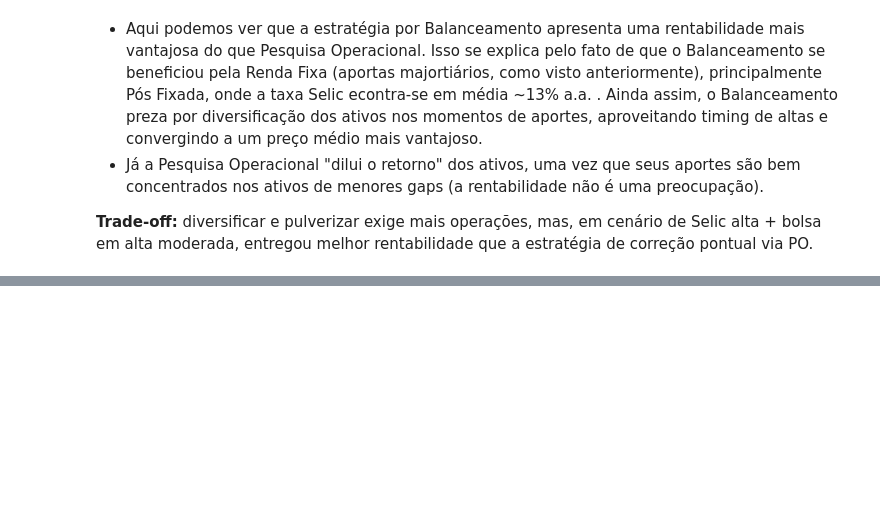
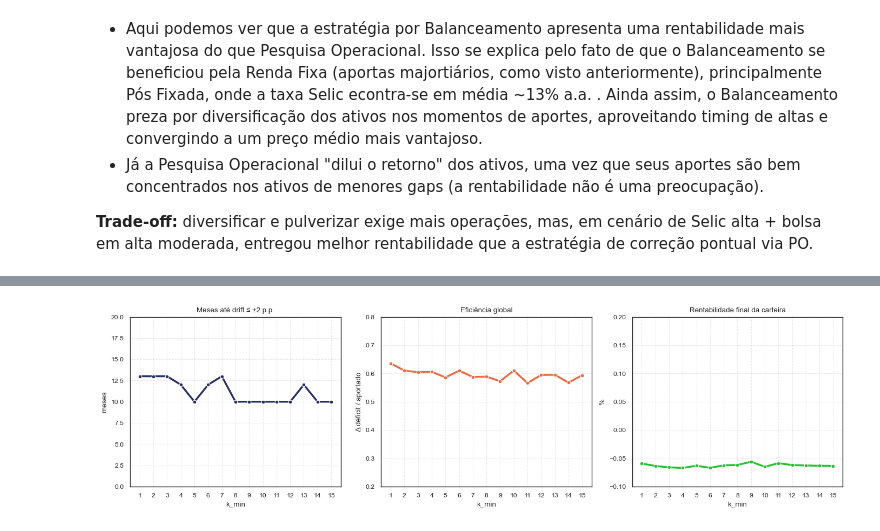
Before and after one commit to matcgoes/aportes-otimizacao, a Jupyter notebook: notebooks/02_simulador_backtest.ipynb, the cells around one changed output, grey strips where cells are left out. Cells and saved outputs as stored; diff of their text form; code cells hidden in the pictures; blank space fills up the shorter version.

```diff
--- a/notebooks/02_simulador_backtest.ipynb
+++ b/notebooks/02_simulador_backtest.ipynb
@@ -763,0 +844,34 @@ plt.show()
+# %%
+fig, axs = plt.subplots(1, 3, figsize=(14, 4))
+
+# 1) tempo até convergir (drift ±2 p.p.)
+sns.lineplot(data= df_k, x='k_min', y="mes_conv", marker="o",
+             color="#28305E", linewidth=2.5, ax=axs[0])
+axs[0].set(title="Meses até drift ≤ ±2 p.p.",
+           xlabel="k_min", ylabel="meses")
+axs[0].set_ylim([0,20])
+axs[0].set_xticks(df_k['k_min'])
+
+# 2) eficiência global (Δ déficit / aportes)
+sns.lineplot(data= df_k,x='k_min', y="efic_global", marker="o",
+             color="#EB6840",linewidth=2.5, ax=axs[1])
+axs[1].set(title="Eficiência global",
+           xlabel="k_min", ylabel="Δ déficit / aportado")
+axs[1].set_ylim([0.2,0.8])
+axs[1].set_xticks(df_k['k_min'])
+
+# 3) rentabilidade final da carteira (inclui capital antigo)
+sns.lineplot(data= df_k,x='k_min', y="rent_final_%", marker="o",
+             color="#26BE32",linewidth=2.5, ax=axs[2])
+axs[2].set(title="Rentabilidade final da carteira",
+           xlabel="k_min", ylabel="%")
+axs[2].set_ylim([-0.1,0.2])
+axs[2].set_xticks(df_k['k_min'])
+
+for ax in axs:
+    ax.grid(ls="--", alpha=.4)
+
+plt.tight_layout()
+plt.show()
+# %% [output]
+[figure, added]
```
Also changed, not shown: parts of 3 cells of this notebook.
